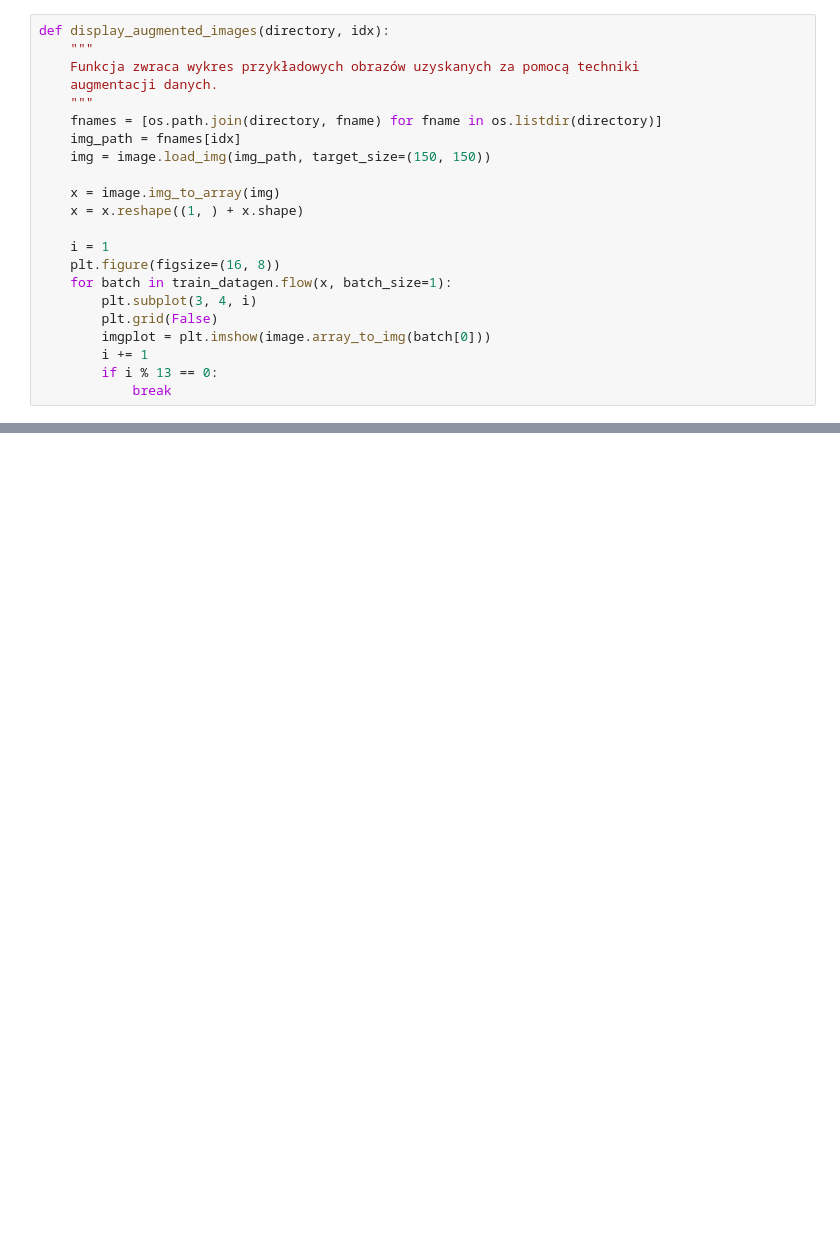
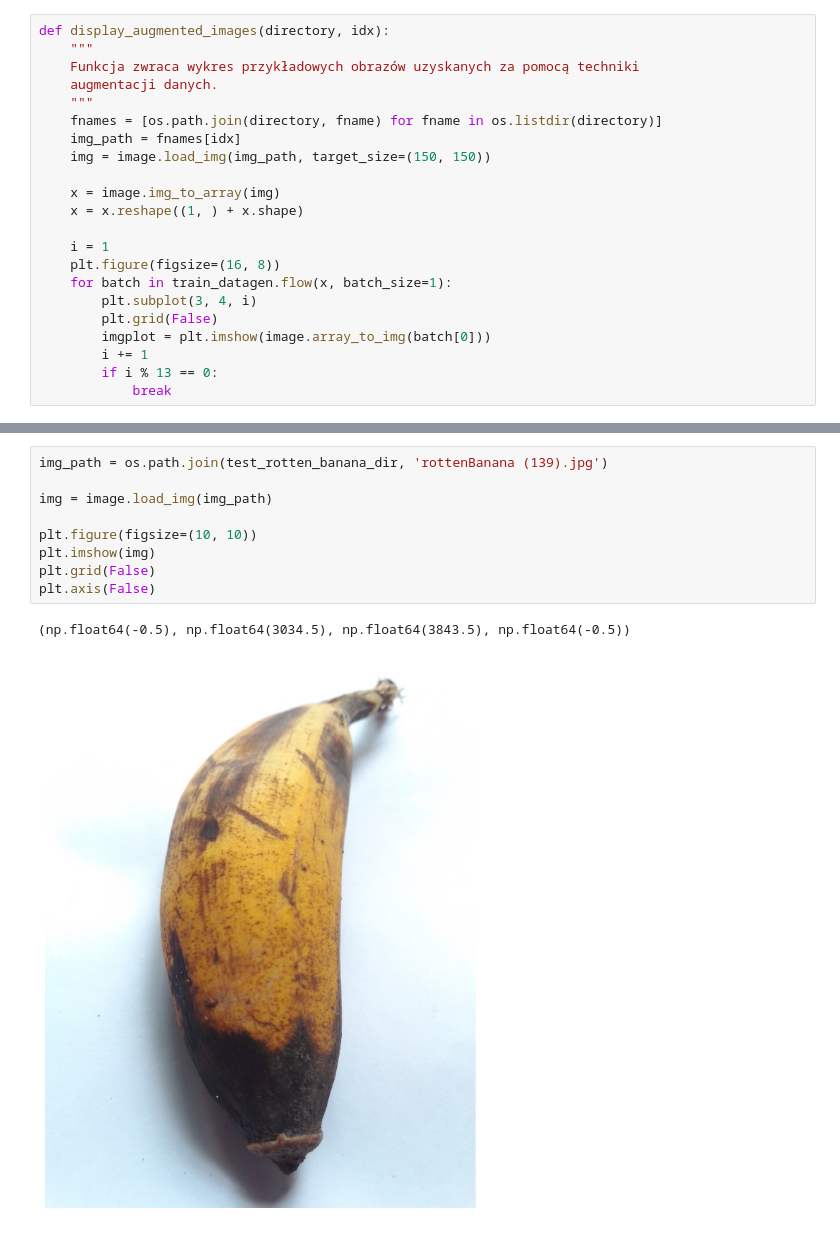
Before and after one commit to Bziukiewicz/tests, a Jupyter notebook: healthyrotten.ipynb, the cells around one changed output, grey strips where cells are left out. Saved outputs shown, nothing was run; the diff lists cells and outputs as text; blank space fills up the shorter version.

```diff
--- a/healthyrotten.ipynb
+++ b/healthyrotten.ipynb
@@ -261,0 +621,12 @@ plt.axis(False)
+# %%
+img_path = os.path.join(test_rotten_banana_dir, 'rottenBanana (139).jpg')
+
+img = image.load_img(img_path)
+
+plt.figure(figsize=(10, 10))
+plt.imshow(img)
+plt.grid(False)
+plt.axis(False)
+# %% [output]
+(np.float64(-0.5), np.float64(3034.5), np.float64(3843.5), np.float64(-0.5))
+[figure, added]
```
Also changed, not shown: parts of 36 cells of this notebook.
